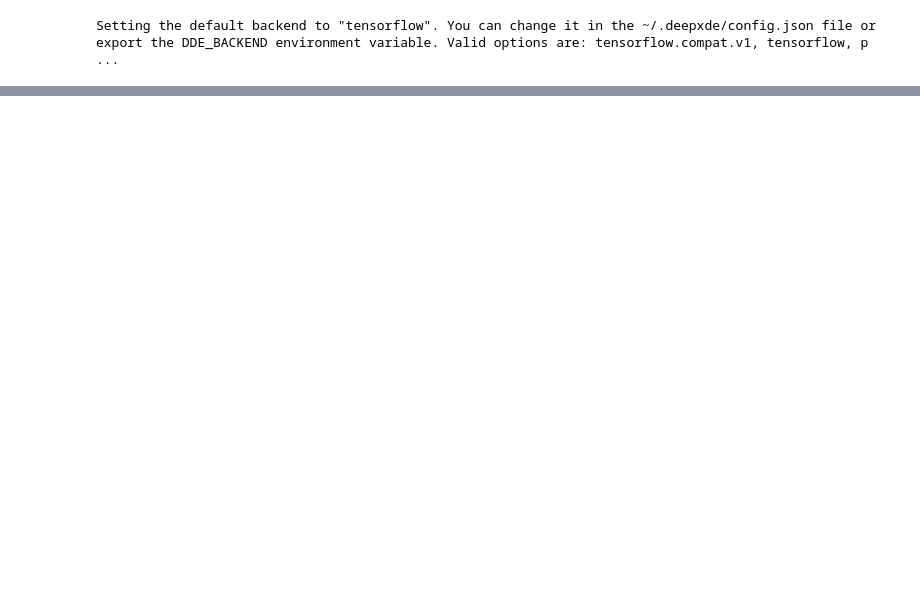
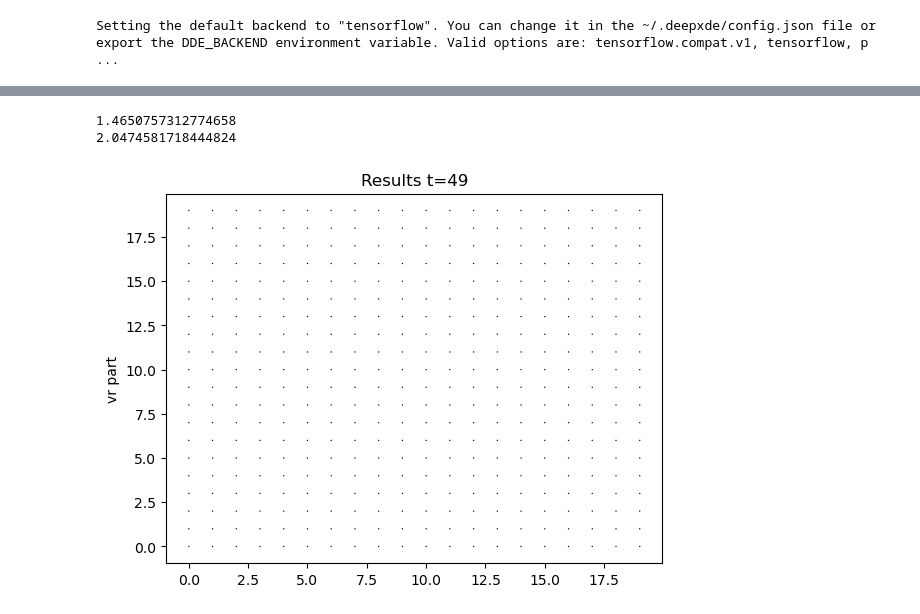
Before and after one commit to Ygrik2003/PINN_GL, a Jupyter notebook: pinn_model/hydro_nn.ipynb, the cells around one changed output, grey strips where cells are left out. Drawn from its saved outputs; the diff is of its cells as text; code cells hidden in the pictures; blank space fills up the shorter version.

```diff
--- a/pinn_model/hydro_nn.ipynb
+++ b/pinn_model/hydro_nn.ipynb
@@ -18,11 +19,11 @@ rpho = 1
 mu = 1
 
 A = 2
-x_min, x_max = 0, 15
-y_min, y_max = 0, 10
+x_min, x_max = 0, 2
+y_min, y_max = 0, 2
 
-step = 1
-step_t = 0.1
+step = 0.1
+step_t = 0.05
 
 t_points = int(t_max / step_t)
 x_points = int((x_max - x_min) / step)
@@ -83,10 +84,10 @@ bc_v_0 = dde.icbc.DirichletBC(domain, lambda x: 0, lambda _, on_boundary: on_bou
 
 # Initial conditions
 def init_cond_u(x):
-    return 10 * np.cos(x[:, 0:1])
+    return np.array([A] * len(x))
 
 def init_cond_v(x):
-    return 0
+    return np.zeros(len(x))
 
 
 ic_u = dde.icbc.IC(domain, init_cond_u, lambda _, on_initial: on_initial, component=0)
@@ -94,8 +95,8 @@ ic_v = dde.icbc.IC(domain, init_cond_v, lambda _, on_initial: on_initial, compon
 # %%
 data = dde.data.TimePDE(domain, pde, [bc_u_0, bc_v_0, ic_u, ic_v],
                          num_domain=x_points * y_points,
-                         num_boundary=20,
-                         num_initial=200,
+                         num_boundary=2*(x_points+y_points),
+                         num_initial=x_points*y_points,
                          train_distribution="pseudo",
 )
 
@@ -106,6 +107,6 @@ model = dde.Model(data, net)
 # To employ a GPU accelerated system is highly encouraged.
 
 model.compile("adam", lr=1e-3, loss="MSE")
-model.train(iterations=10000, display_every=100)
+model.train(iterations=1000, display_every=1)
 # %% [output]
 Compiling model...
@@ -249,0 +250,27 @@ plt.show()
+# %%
+print(np.min(u_predict[:,:,0].T))
+print(np.max(u_predict[:,:,0].T))
+
+fig, ax = plt.subplots(1)
+
+ax.set_ylabel("vr part")
+vuv_quiver = ax.quiver(
+    np.arange(u_predict.shape[0]),
+    np.arange(u_predict.shape[1]),
+    u_predict[:,:,0].T,
+    v_predict[:,:,0].T,
+    angles='xy', scale_units='xy', scale=2
+)
+
+def animate(t_curr):
+    ax.set_title(f"Results t={t_curr}")
+    vuv_quiver.set_UVC(u_predict[:,:,t_curr].T, v_predict[:,:,t_curr].T)
+    return vuv_quiver,
+
+ani_xy = FuncAnimation(fig, animate, frames=len(v_predict[0,0,:]), blit=True)
+
+ani_xy.save("animation_xy.gif", writer="imagemagick", fps=10)
+# %% [output]
+1.4650757312774658
+2.0474581718444824
+[figure, added]
```
Also changed, not shown: parts of 6 cells of this notebook, 4 other files.
